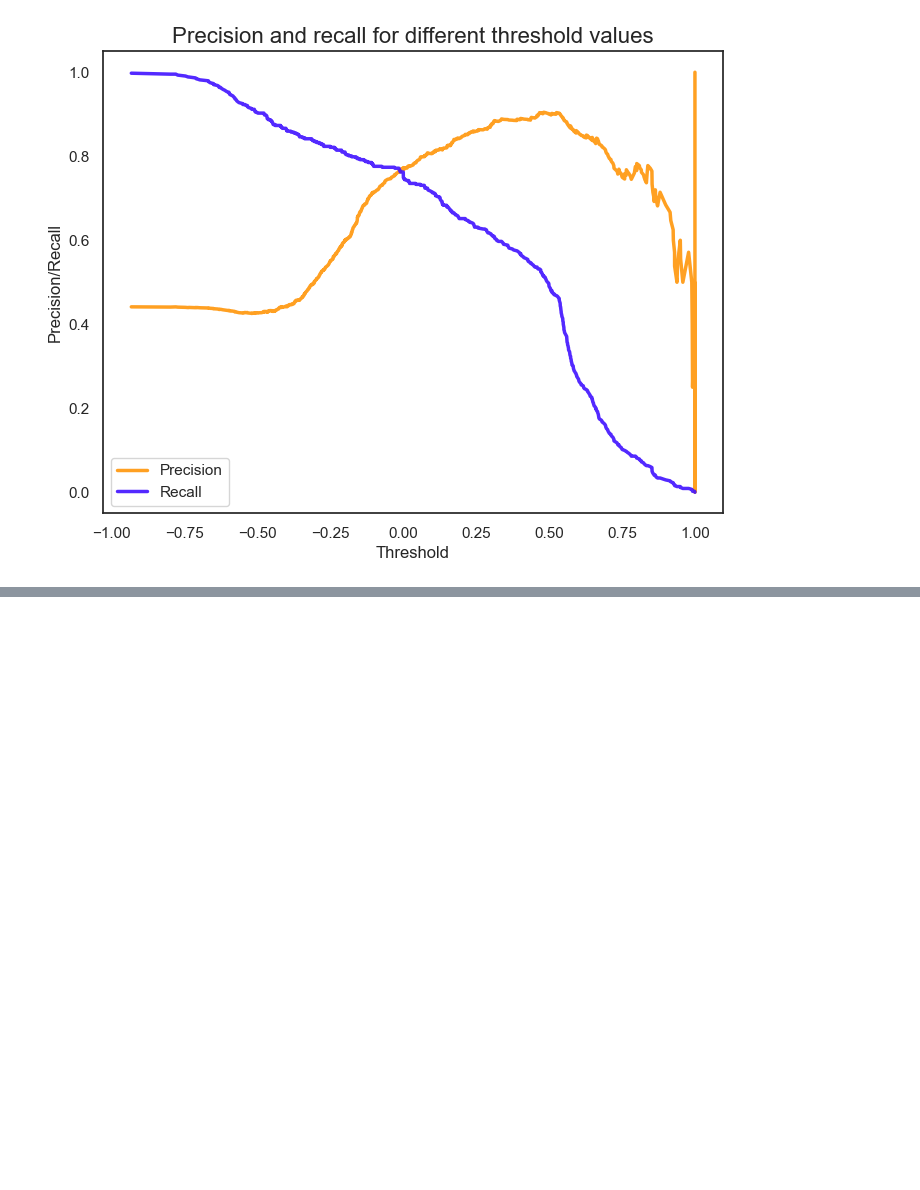
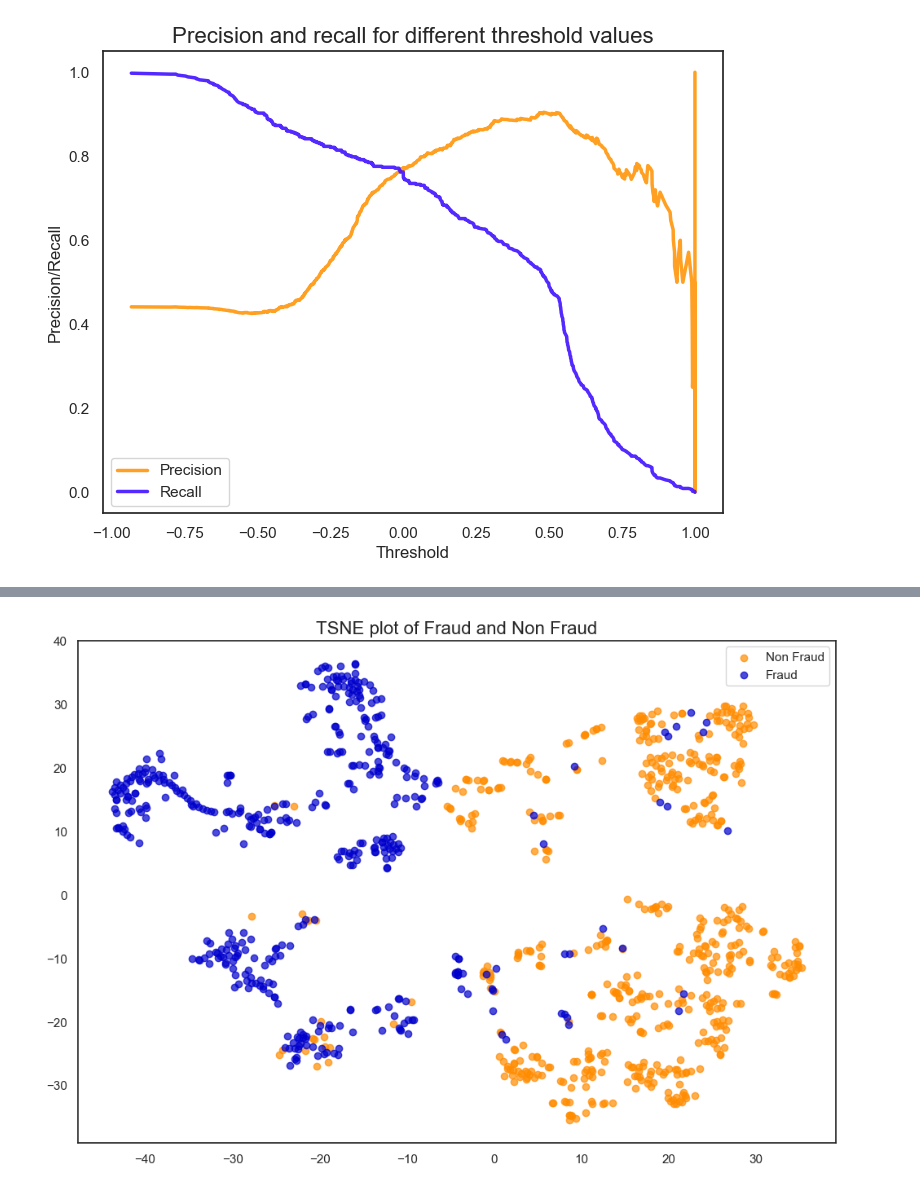
Before and after one commit to resonance-dfb/deep-network-optuna, a Jupyter notebook: 信用卡盗刷数据自编码检测.ipynb, the cells around one changed output, grey strips where cells are left out. Cells and saved outputs as stored; diff of their text form; code cells hidden in the pictures; blank space fills up the shorter version.

```diff
--- a/信用卡盗刷数据自编码检测.ipynb
+++ b/信用卡盗刷数据自编码检测.ipynb
@@ -225,0 +230,6 @@ None
+# %%
+X = np.array(embeds)
+y=df['Labels_gt'].values
+tsne_plot(X, y, name='latent_rep.png')
+# %% [output]
+[figure, added]
```
Also changed, not shown: parts of 3 cells of this notebook.
